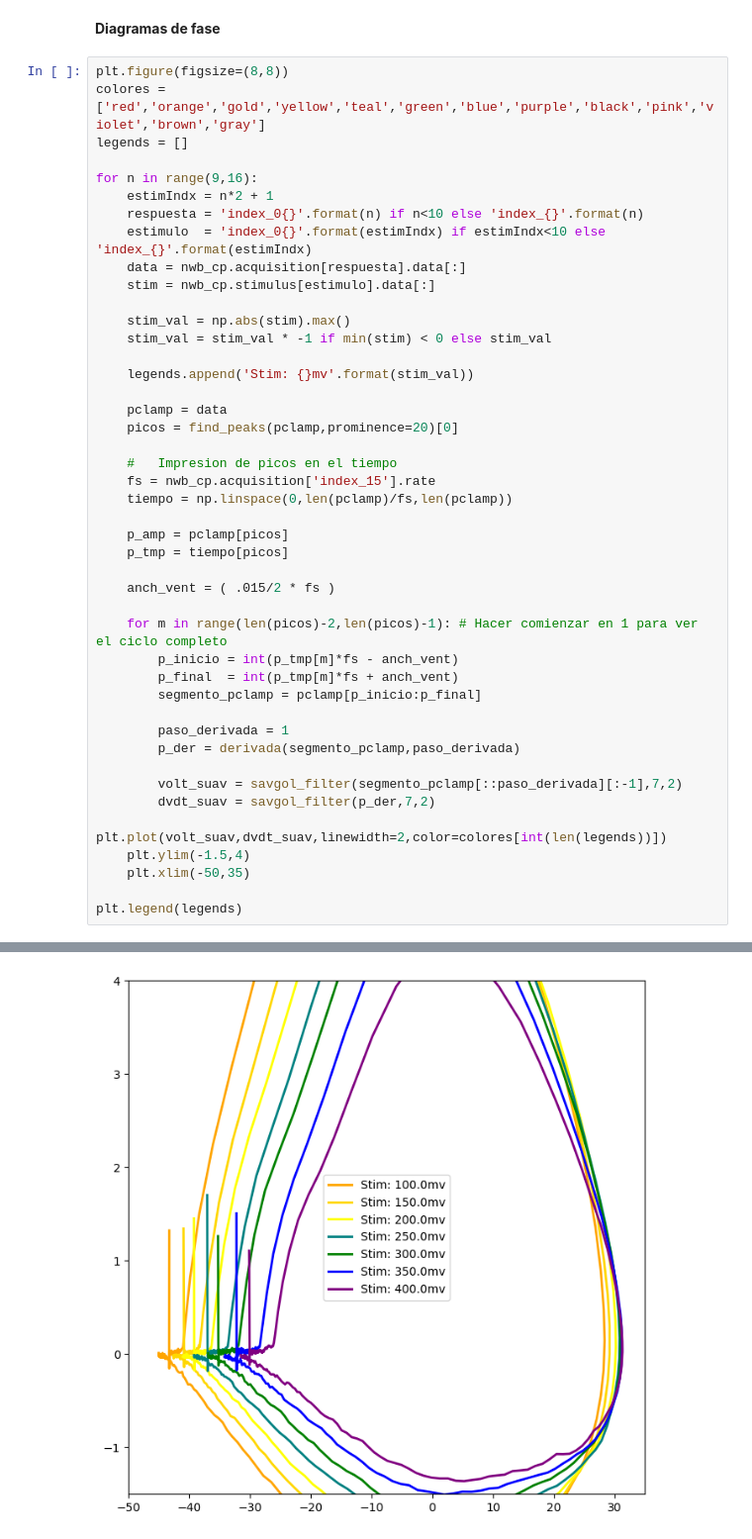
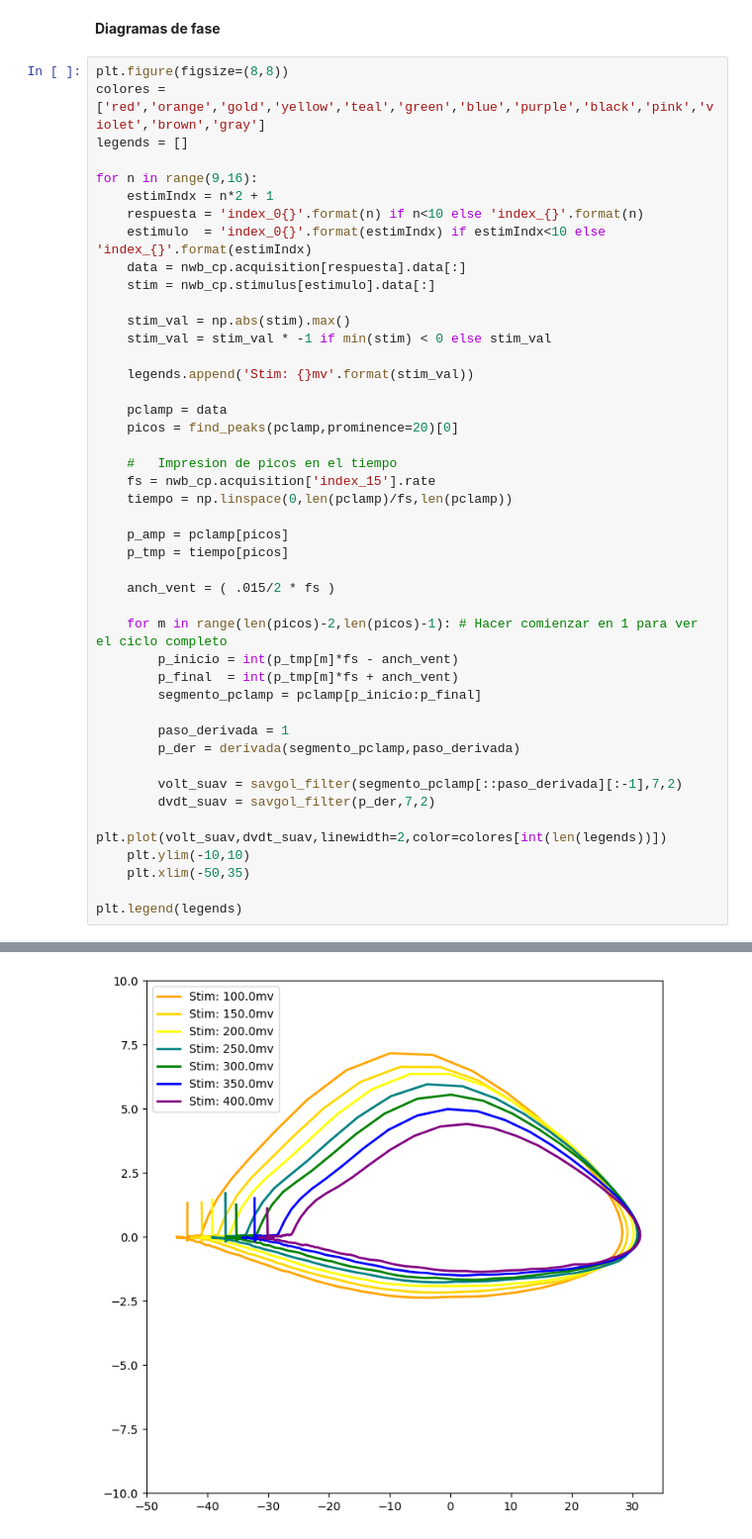
Before and after one commit to kEduardoPC/FenomenosBioelectricos, a Jupyter notebook: Lab3_FB_1896768.ipynb, the cells around one changed output, grey strips where cells are left out. Shown at 99% size. Saved outputs shown, nothing was run; the diff lists cells and outputs as text.

```diff
--- a/Lab3_FB_1896768.ipynb
+++ b/Lab3_FB_1896768.ipynb
@@ -309,32 +327,32 @@ for n in range(9,16):
     legends.append('Stim: {}mv'.format(stim_val))
 
     pclamp = data
     picos = find_peaks(pclamp,prominence=20)[0]
 
     #   Impresion de picos en el tiempo
     fs = nwb_cp.acquisition['index_15'].rate
     tiempo = np.linspace(0,len(pclamp)/fs,len(pclamp))
 
     p_amp = pclamp[picos]
     p_tmp = tiempo[picos]
 
     anch_vent = ( .015/2 * fs )
 
     for m in range(len(picos)-2,len(picos)-1): # Hacer comienzar en 1 para ver el ciclo completo
         p_inicio = int(p_tmp[m]*fs - anch_vent)
         p_final  = int(p_tmp[m]*fs + anch_vent)
         segmento_pclamp = pclamp[p_inicio:p_final]
 
         paso_derivada = 1
         p_der = derivada(segmento_pclamp,paso_derivada)
 
         volt_suav = savgol_filter(segmento_pclamp[::paso_derivada][:-1],7,2)
         dvdt_suav = savgol_filter(p_der,7,2)
         plt.plot(volt_suav,dvdt_suav,linewidth=2,color=colores[int(len(legends))])
-    plt.ylim(-1.5,4)
+    plt.ylim(-10,10)
     plt.xlim(-50,35)
 
 plt.legend(legends)
 # %% [output]
 <matplotlib.legend.Legend at 0x...>
-[figure, old version]
+[figure, new version]
```
Also changed, not shown: parts of 2 cells of this notebook.
